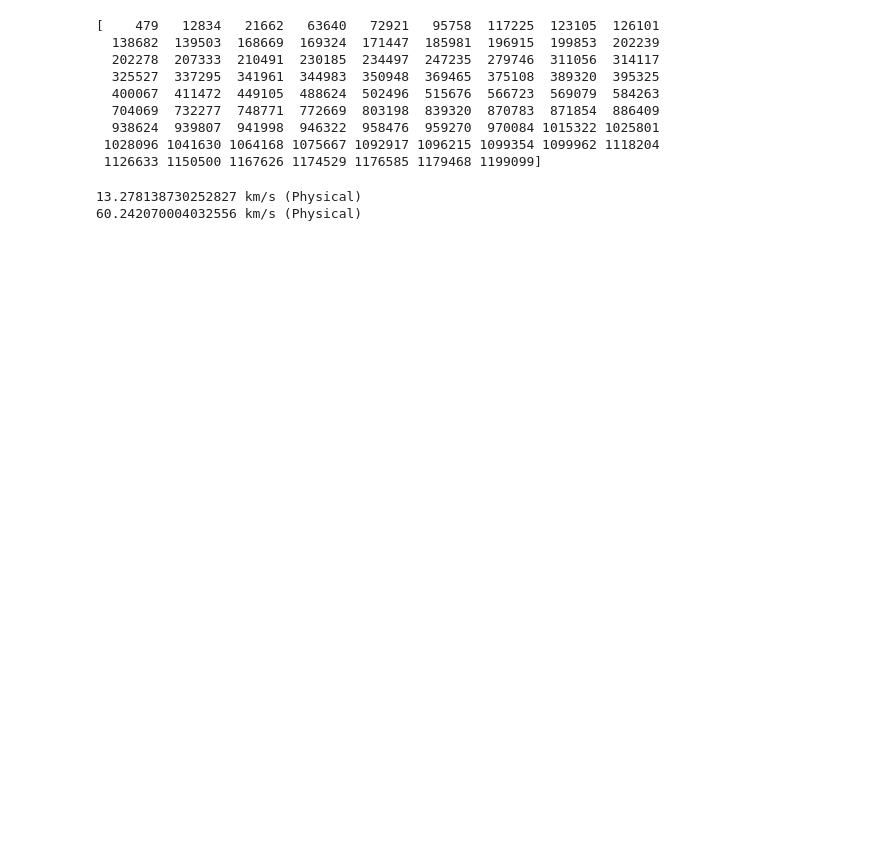
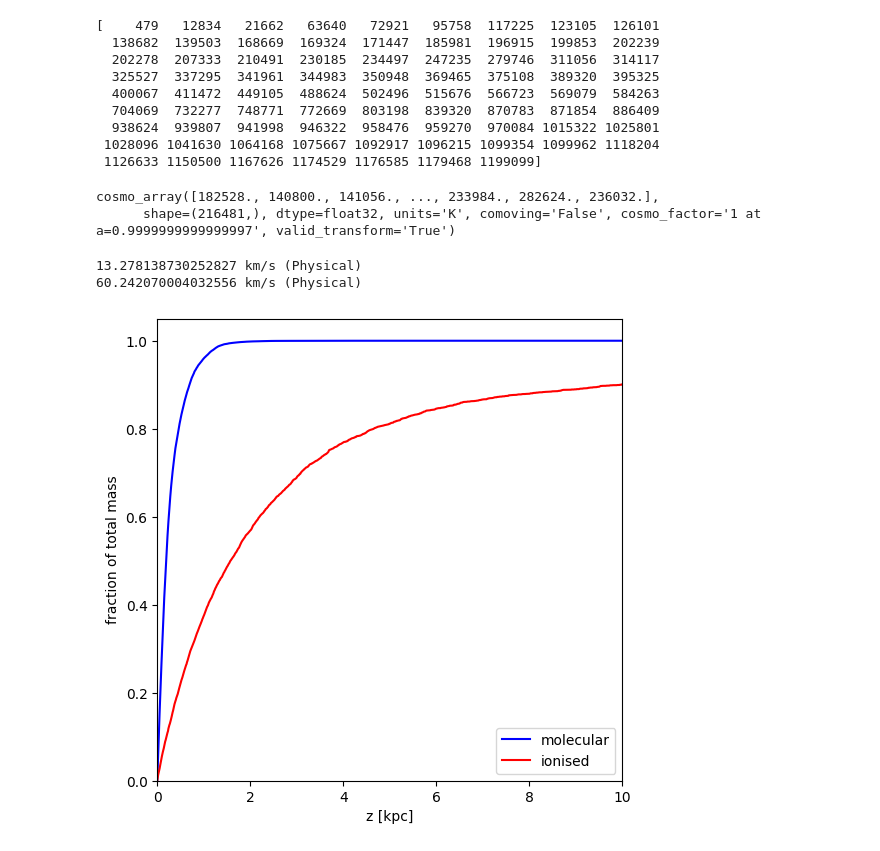
Before and after one commit to jgmcgregor/colibre_dispersions, a Jupyter notebook: overall_quantities.ipynb, the cells around one changed output. Saved outputs shown, nothing was run; the diff lists cells and outputs as text; code cells hidden in the pictures; blank space fills up the shorter version.

```diff
--- a/overall_quantities.ipynb
+++ b/overall_quantities.ipynb
@@ -79,6 +79,11 @@ gasmass = sg.gas.masses.to_physical()
 
 H2mass = 2*H2frac * Hmassfrac * gasmass
 HIImass = HIIfrac * Hmassfrac * gasmass
+# %%
+gastemp
+# %% [output]
+cosmo_array([182528., 140800., 141056., ..., 233984., 282624., 236032.],
+      shape=(216481,), dtype=float32, units='K', comoving='False', cosmo_factor='1 at a=0.9999999999999997', valid_transform='True')
 # %%
 H2masstotal = np.sum(H2mass[indisk])
 HIImasstotal = np.sum(HIImass[indisk&warm])
@@ -94,3 +120,22 @@ print(HIIdisp.to(unyt.km/unyt.s))
+# %%
+unyt.matplotlib_support.label_style = '[]'
+with unyt.matplotlib_support:
+    fig,ax = plt.subplots(1,1,figsize=(6,6))
+    ax.plot(zarr, H2fracarr,'b-',label='molecular')
+    ax.plot(zarr, HIIfracarr,'r-',label='ionised')
+
+    ax.plot([])
+
+    ax.set_xlabel('z [kpc]')
+    ax.set_xlim(0,10)
+    ax.set_ylabel('fraction of total mass')
+    ax.set_ylim(0,1.05)
+
+    ax.legend()
+
+    plt.show()
+# %% [output]
+[figure, added]
 # %%
 shlist = targets[:5]
 H2disps = np.zeros_like(shlist,dtype=float)*(unyt.km/unyt.s)
```
Also changed, not shown: parts of 5 cells of this notebook, 2 other files.
